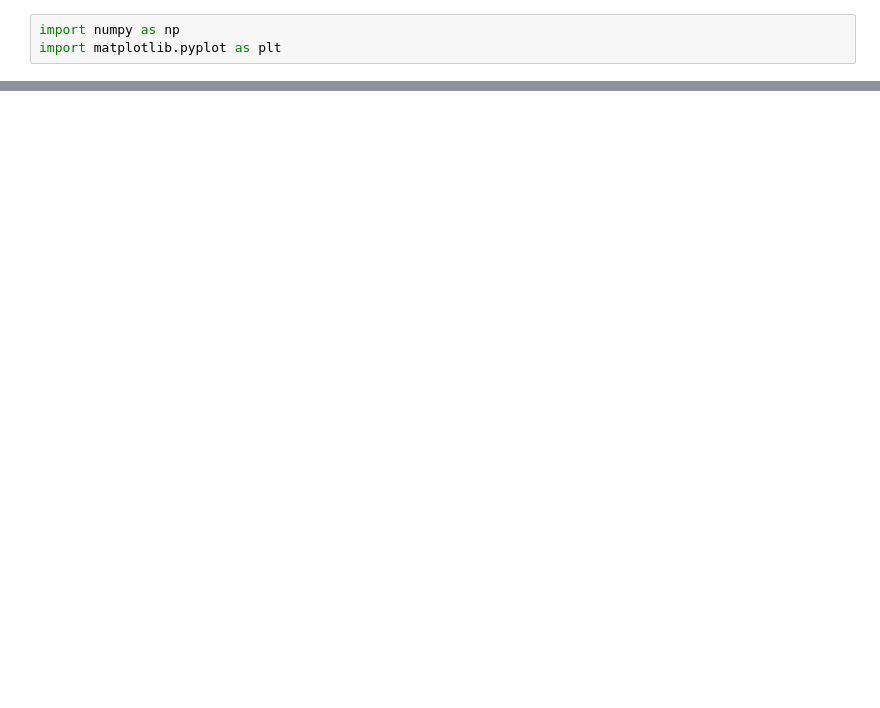
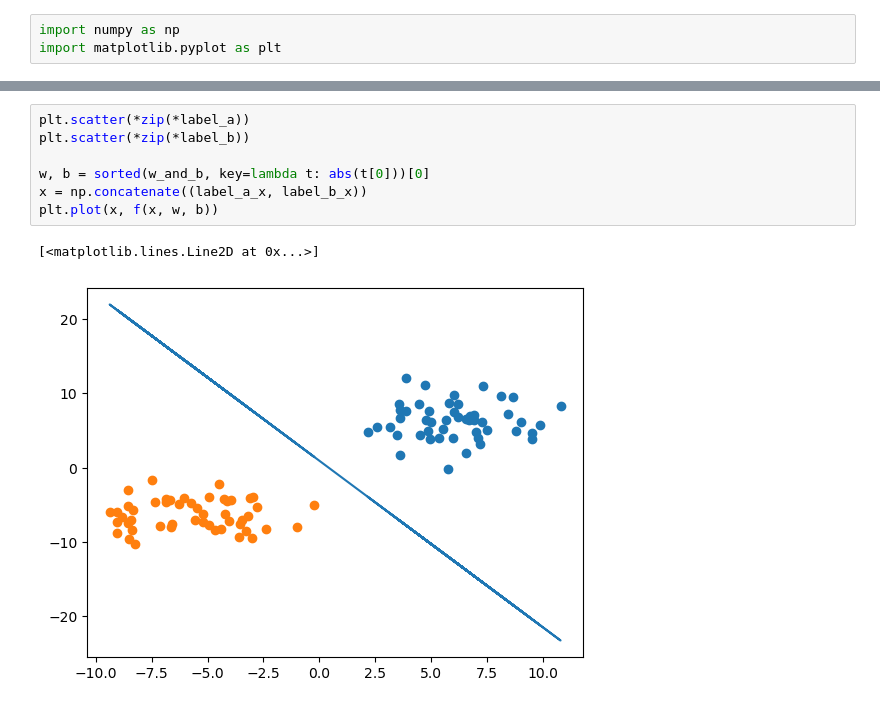
Before and after one commit to hivandu/AI_Cheats, a Jupyter notebook: Core foundations/15.ipynb, the cells around one changed output, grey strips where cells are left out. Cells and saved outputs as stored; diff of their text form; blank space fills up the shorter version.

```diff
--- a/Core foundations/15.ipynb
+++ b/Core foundations/15.ipynb
@@ -50,0 +57,10 @@ plt.show()
+# %%
+plt.scatter(*zip(*label_a))
+plt.scatter(*zip(*label_b))
+
+w, b = sorted(w_and_b, key=lambda t: abs(t[0]))[0]
+x = np.concatenate((label_a_x, label_b_x))
+plt.plot(x, f(x, w, b))
+# %% [output]
+[<matplotlib.lines.Line2D at 0x...>]
+[figure, added]
```
Also changed, not shown: parts of 10 cells of this notebook, 2 other files.
